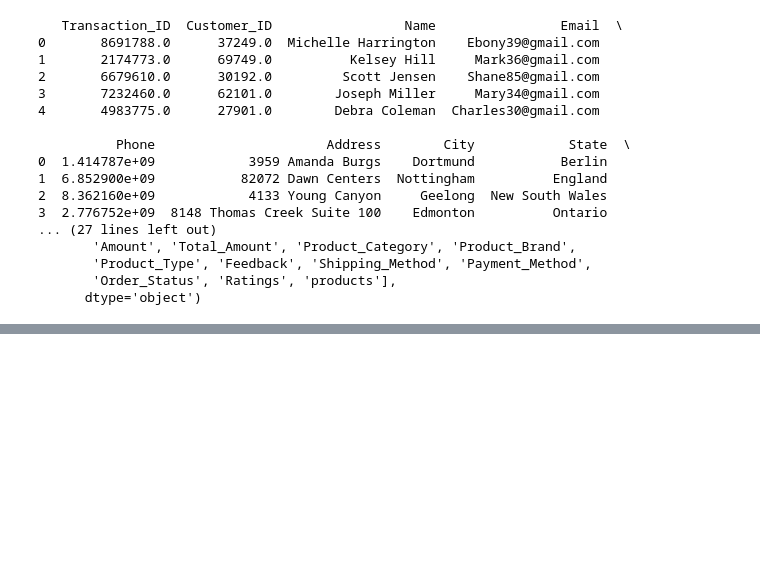
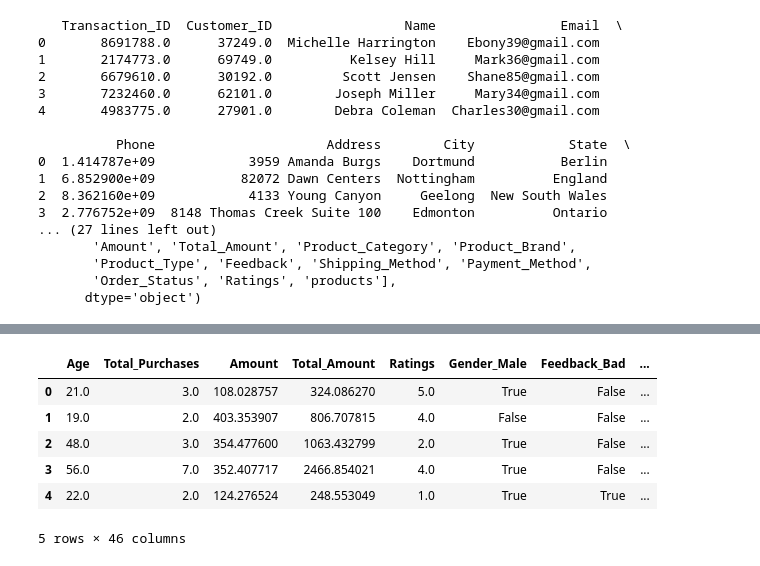
Before and after one commit to JAA999/grocery_prediction, a Jupyter notebook: ML_Project.ipynb, the cells around one changed output, grey strips where cells are left out. Cells and saved outputs as stored; diff of their text form; code cells hidden in the pictures; blank space fills up the shorter version.

```diff
--- a/ML_Project.ipynb
+++ b/ML_Project.ipynb
@@ -25,3 +25,6 @@ print (data.columns)
        'Product_Type', 'Feedback', 'Shipping_Method', 'Payment_Method',
        'Order_Status', 'Ratings', 'products'],
       dtype='object')
+# %%
+data = data.drop(columns=['City', 'State', 'Zipcode', 'Country', 'Transaction_ID', 'Customer_ID', 'Name', 'Email', 'Phone', 'Address', 'Order_Status', 'Payment_Method', 'products', 'Date', 'Year', 'Month', 'Time'])
+data.columns
@@ -27,0 +590,6 @@ print (data.columns)
+# %%
+# Drop all rows with NaN values
+data = data.dropna()
+# Show the first few rows of the cleaned data
+data.head()
+print ("NUm remaining", len(data))
@@ -27,0 +667,13 @@ print (data.columns)
+# %%
+# One hot encoding for Categorical Data
+
+data_encoded = pd.get_dummies(data, columns=['Gender', 'Feedback', 'Product_Subcategory', 'Income', 'Product_Category', 'Product_Brand', 'Customer_Segment', 'Shipping_Method'], drop_first=True)
+data_encoded.head()
+# %% [output]
+|  | Age | Total_Purchases | Amount | Total_Amount | Ratings | Gender_Male | Feedback_Bad | ... |
+| 0 | 21.0 | 3.0 | 108.028757 | 324.086270 | 5.0 | True | False | ... |
+| 1 | 19.0 | 2.0 | 403.353907 | 806.707815 | 4.0 | False | False | ... |
+| 2 | 48.0 | 3.0 | 354.477600 | 1063.432799 | 2.0 | True | False | ... |
+| 3 | 56.0 | 7.0 | 352.407717 | 2466.854021 | 4.0 | True | False | ... |
+| 4 | 22.0 | 2.0 | 124.276524 | 248.553049 | 1.0 | True | True | ... |
+5 rows × 46 columns
```
Also changed, not shown: parts of 12 cells of this notebook.
